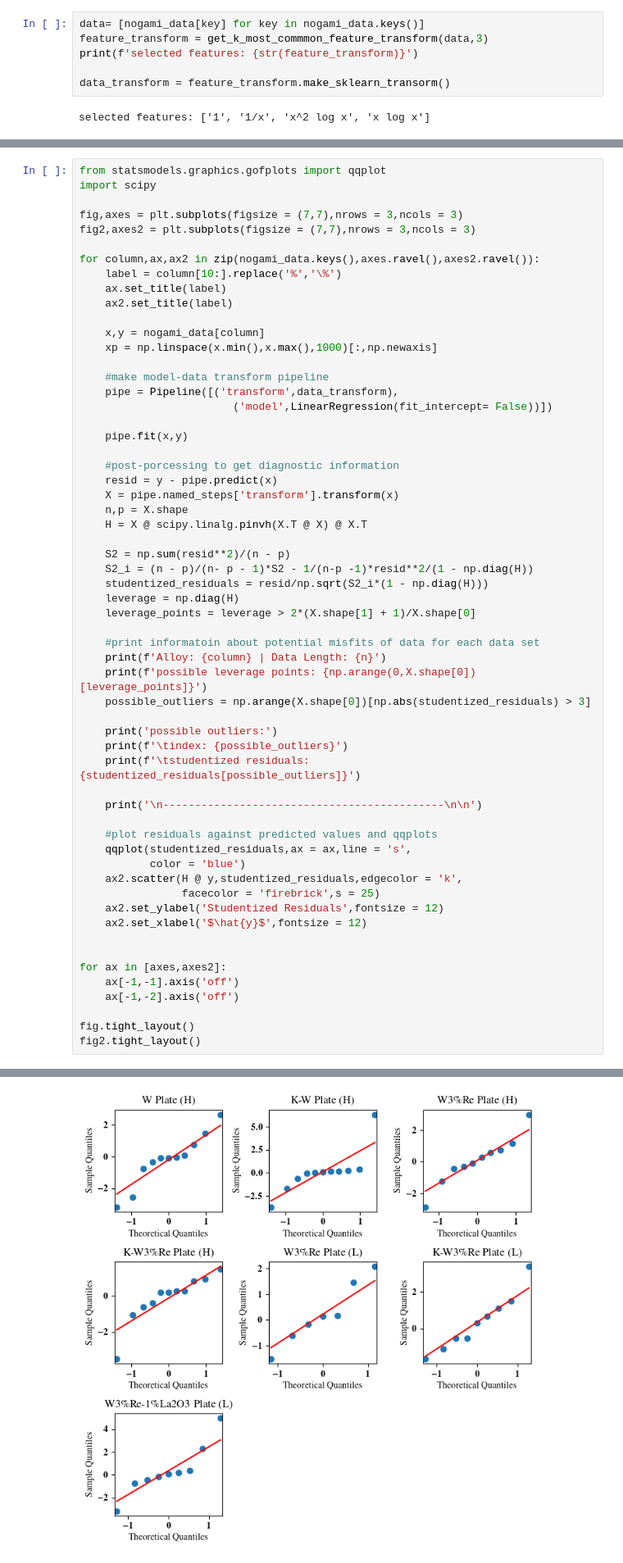
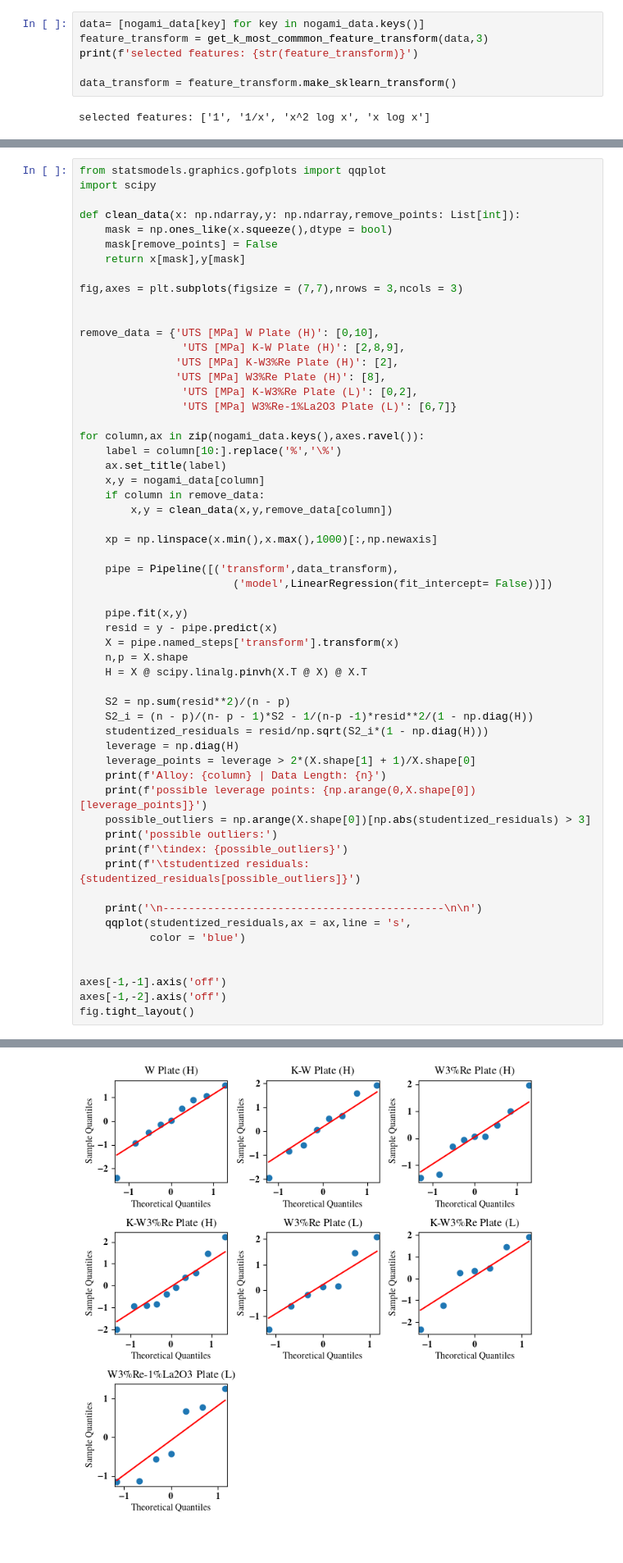
Before and after one commit to ml-ME-gatech/modeling_tungsten, a Jupyter notebook: engineering_models/uts_modeling.ipynb, the cells around one changed output, grey strips where cells are left out. Shown: that part at 82% size. Drawn from its saved outputs; the diff is of its cells as text.

```diff
--- a/engineering_models/uts_modeling.ipynb
+++ b/engineering_models/uts_modeling.ipynb
@@ -48,7 +48,7 @@ data= [nogami_data[key] for key in nogami_data.keys()]
 feature_transform = get_k_most_commmon_feature_transform(data,3)
 print(f'selected features: {str(feature_transform)}')
 
-data_transform = feature_transform.make_sklearn_transorm()
+data_transform = feature_transform.make_sklearn_transform()
 # %% [output]
 selected features: ['1', '1/x', 'x^2 log x', 'x log x']
 # %% [markdown]
@@ -123,24 +234,34 @@ Also shown is a plot of $\hat{y}$ vs. the studentized residuals. There's not rea
 from statsmodels.graphics.gofplots import qqplot
 import scipy
 
+def clean_data(x: np.ndarray,y: np.ndarray,remove_points: List[int]):
+    mask = np.ones_like(x.squeeze(),dtype = bool)
+    mask[remove_points] = False
+    return x[mask],y[mask]
+
 fig,axes = plt.subplots(figsize = (7,7),nrows = 3,ncols = 3)
-fig2,axes2 = plt.subplots(figsize = (7,7),nrows = 3,ncols = 3)
 
-for column,ax,ax2 in zip(nogami_data.keys(),axes.ravel(),axes2.ravel()):
+
+remove_data = {'UTS [MPa] W Plate (H)': [0,10],
+                'UTS [MPa] K-W Plate (H)': [2,8,9],
+               'UTS [MPa] K-W3%Re Plate (H)': [2],
+               'UTS [MPa] W3%Re Plate (H)': [8],
+                'UTS [MPa] K-W3%Re Plate (L)': [0,2],
+                'UTS [MPa] W3%Re-1%La2O3 Plate (L)': [6,7]}
+
+for column,ax in zip(nogami_data.keys(),axes.ravel()):
     label = column[10:].replace('%','\%')
     ax.set_title(label)
-    ax2.set_title(label)
+    x,y = nogami_data[column]
+    if column in remove_data:
+        x,y = clean_data(x,y,remove_data[column])
 
-    x,y = nogami_data[column]
     xp = np.linspace(x.min(),x.max(),1000)[:,np.newaxis]
 
-    #make model-data transform pipeline
     pipe = Pipeline([('transform',data_transform),
                         ('model',LinearRegression(fit_intercept= False))])
 
     pipe.fit(x,y)
-
-    #post-porcessing to get diagnostic information
     resid = y - pipe.predict(x)
     X = pipe.named_steps['transform'].transform(x)
     n,p = X.shape
@@ -151,31 +272,19 @@ for column,ax,ax2 in zip(nogami_data.keys(),axes.ravel(),axes2.ravel()):
     studentized_residuals = resid/np.sqrt(S2_i*(1 - np.diag(H)))
     leverage = np.diag(H)
     leverage_points = leverage > 2*(X.shape[1] + 1)/X.shape[0]
-
-    #print informatoin about potential misfits of data for each data set
     print(f'Alloy: {column} | Data Length: {n}')
     print(f'possible leverage points: {np.arange(0,X.shape[0])[leverage_points]}')
     possible_outliers = np.arange(X.shape[0])[np.abs(studentized_residuals) > 3]
-
     print('possible outliers:')
     print(f'\tindex: {possible_outliers}')
     print(f'\tstudentized residuals: {studentized_residuals[possible_outliers]}')
 
     print('\n--------------------------------------------\n\n')
-
-    #plot residuals against predicted values and qqplots
     qqplot(studentized_residuals,ax = ax,line = 's',
            color = 'blue')
-    ax2.scatter(H @ y,studentized_residuals,edgecolor = 'k',
-                facecolor = 'firebrick',s = 25)
-    ax2.set_ylabel('Studentized Residuals',fontsize = 12)
-    ax2.set_xlabel('$\hat{y}$',fontsize = 12)
 
 
-for ax in [axes,axes2]:
-    ax[-1,-1].axis('off')
-    ax[-1,-2].axis('off')
-
+axes[-1,-1].axis('off')
+axes[-1,-2].axis('off')
 fig.tight_layout()
-fig2.tight_layout()
 # %% [output]
@@ -197,3 +306,3 @@ possible outliers:
 
 --------------------------------------------
-[figure, old version]
+[figure, new version]
```
Also changed, not shown: parts of 9 cells of this notebook, 27 other files.
